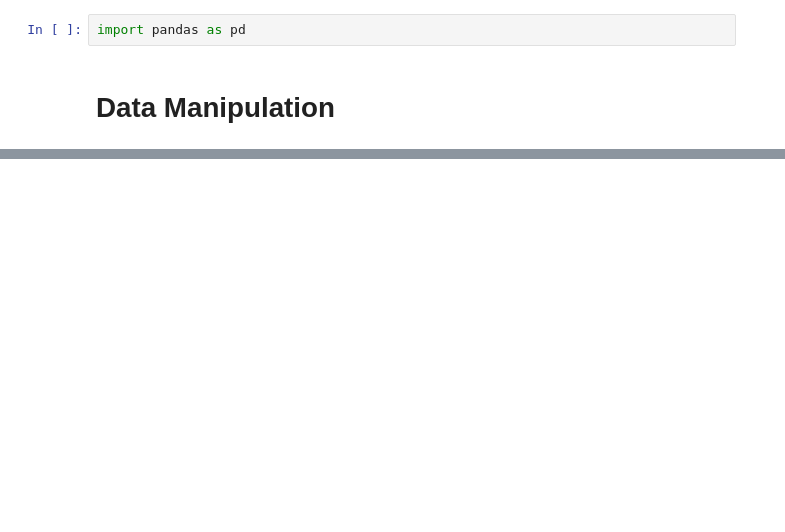
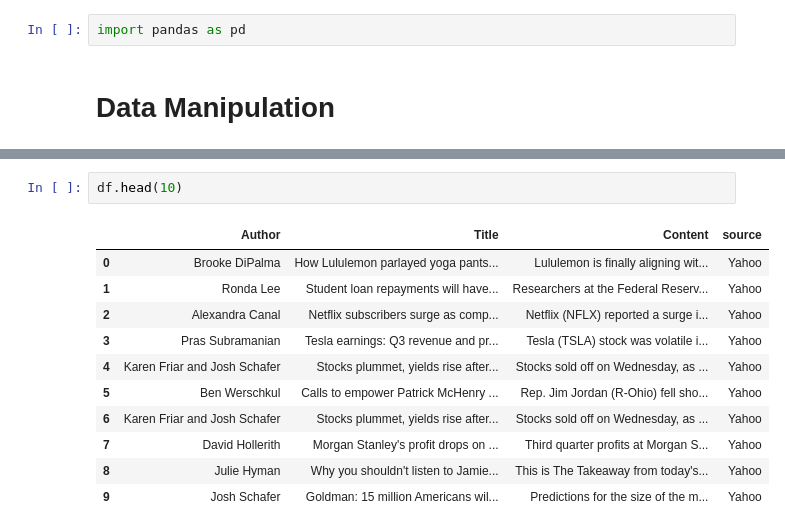
Before and after one commit to ronanhansel/news_scraper, a Jupyter notebook: main.ipynb, the cells around one changed output, grey strips where cells are left out. Cells and saved outputs as stored; diff of their text form; blank space fills up the shorter version.

```diff
--- a/main.ipynb
+++ b/main.ipynb
@@ -23,4 +27,18 @@ df
 | 360 | Stefan Sykes | Philip Morris weighs options for ... | In this article\nPhilip Morris In... | CNBC |
 | 361 | Melissa Repko | Walmart opens pet center with vet... | In this article\nWalmart\nis open... | CNBC |
 362 rows × 4 columns
+# %%
+df.head(10)
+# %% [output]
+|  | Author | Title | Content | source |
+| 0 | Brooke DiPalma | How Lululemon parlayed yoga pants... | Lululemon is finally aligning wit... | Yahoo |
+| 1 | Ronda Lee | Student loan repayments will have... | Researchers at the Federal Reserv... | Yahoo |
+| 2 | Alexandra Canal | Netflix subscribers surge as comp... | Netflix (NFLX) reported a surge i... | Yahoo |
+| 3 | Pras Subramanian | Tesla earnings: Q3 revenue and pr... | Tesla (TSLA) stock was volatile i... | Yahoo |
+| 4 | Karen Friar and Josh Schafer | Stocks plummet, yields rise after... | Stocks sold off on Wednesday, as ... | Yahoo |
+| 5 | Ben Werschkul | Calls to empower Patrick McHenry ... | Rep. Jim Jordan (R-Ohio) fell sho... | Yahoo |
+| 6 | Karen Friar and Josh Schafer | Stocks plummet, yields rise after... | Stocks sold off on Wednesday, as ... | Yahoo |
+| 7 | David Hollerith | Morgan Stanley's profit drops on ... | Third quarter profits at Morgan S... | Yahoo |
+| 8 | Julie Hyman | Why you shouldn't listen to Jamie... | This is The Takeaway from today's... | Yahoo |
+| 9 | Josh Schafer | Goldman: 15 million Americans wil... | Predictions for the size of the m... | Yahoo |
 # %%
```
Also changed, not shown: parts of 8 cells of this notebook, 1 other file.
